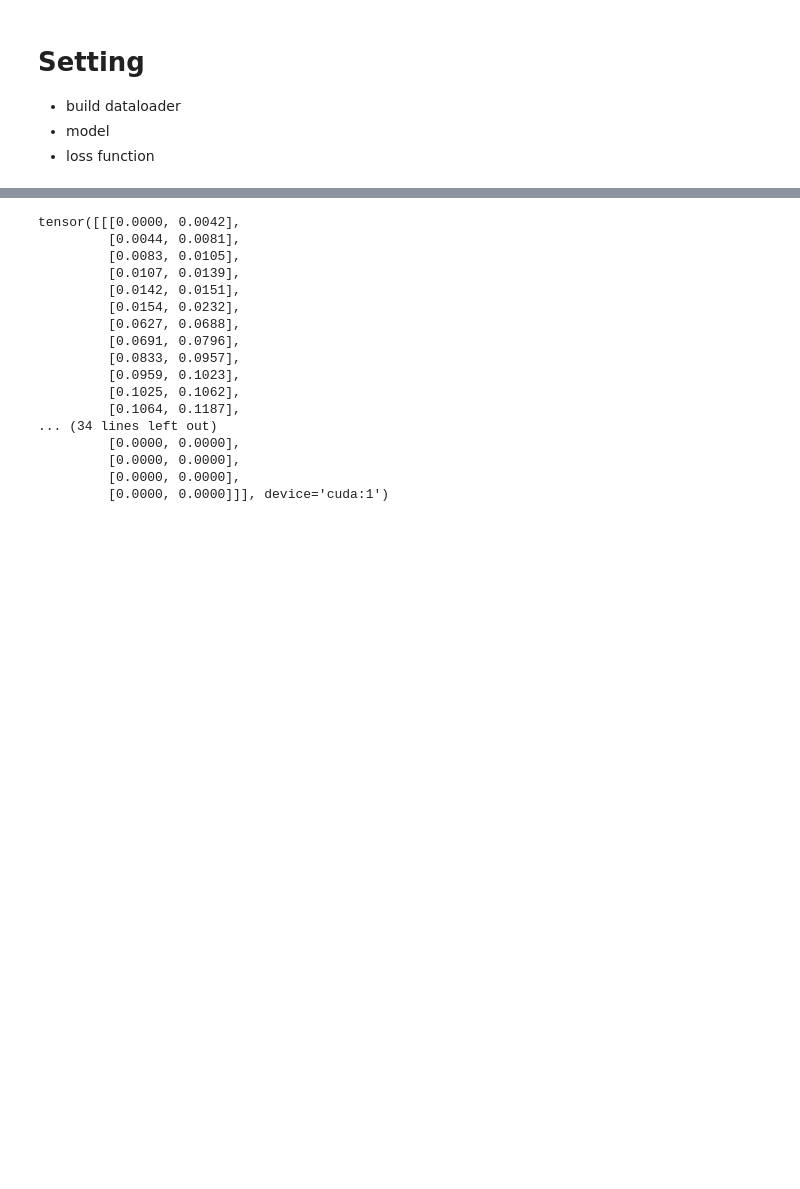
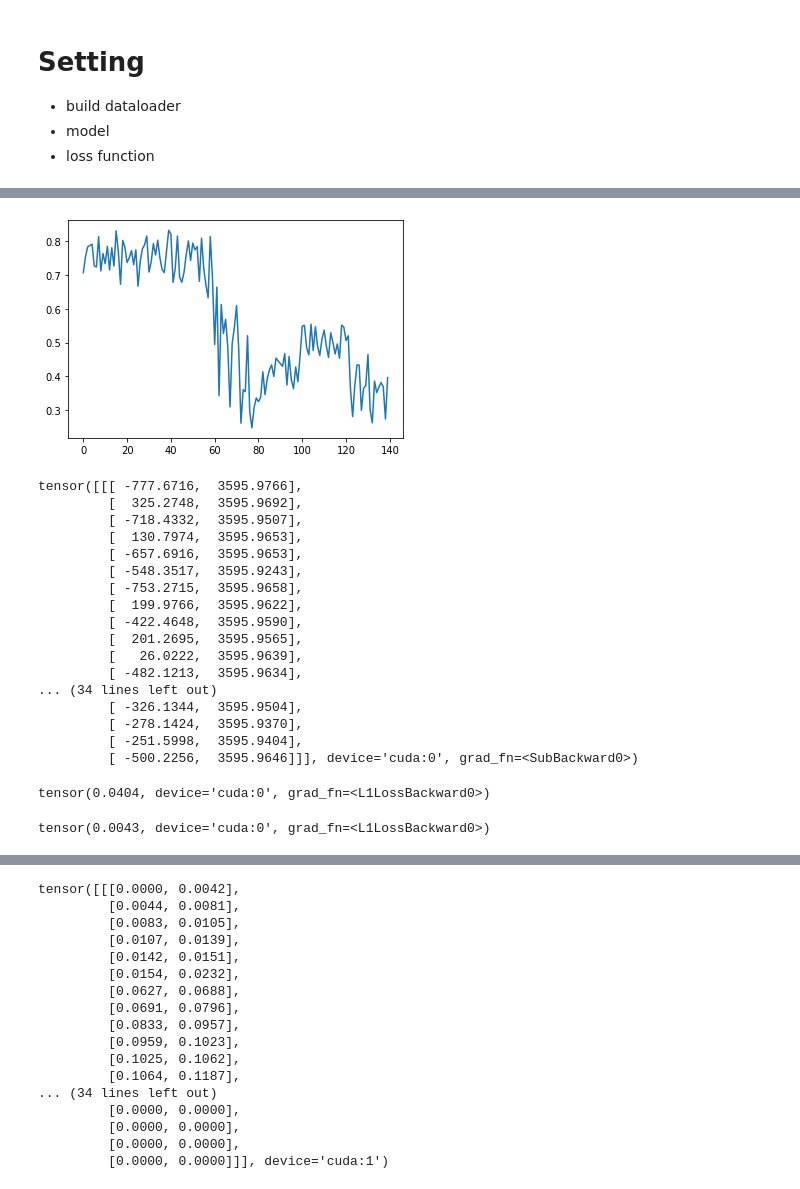
Before and after one commit to enkeejunior1/kaggle_feedbackprize, a Jupyter notebook: baseline_object_detection.ipynb, the cells around one changed output, grey strips where cells are left out. Saved outputs shown, nothing was run; the diff lists cells and outputs as text; code cells hidden in the pictures; blank space fills up the shorter version.

```diff
--- a/baseline_object_detection.ipynb
+++ b/baseline_object_detection.ipynb
@@ -388,10 +373,15 @@ d_model = lm.config.hidden_size
 max_segment = 50
 num_class = len(output_labels_detr) - 1 # null-class
 
+nhead = 8
+num_encoder_layers = 2
+num_decoder_layers = 2
+dim_feedforward = 2048
+
 device_0, device_1 = 1, 0
 
 FEATURE_EXTRACTOR = FeatureExtractor(lm).cuda(device_0)
-TRANSFORMER = Transformer(d_model).cuda(device_1)
+TRANSFORMER = Transformer(d_model, nhead = nhead, num_encoder_layers = num_encoder_layers, num_decoder_layers = num_decoder_layers, dim_feedforward = dim_feedforward).cuda(device_1)
 PREDICTION_HEAD = PredictionHead(d_model, num_class).cuda(device_1)
 PE = PositionalEmbedding(d_model, max_seq).cuda(device_1)
 DETR_HEAD = DetrHead(FEATURE_EXTRACTOR, TRANSFORMER, PREDICTION_HEAD, PE, max_seq, max_segment, d_model, device_0, device_1)
@@ -400,12 +390,12 @@ model = DETR_HEAD
 # %%
 '''hyper parameter'''
 EPOCH = 1
-LR = 1e-5
+LR = 5e-5
 max_norm = 2 # gradient clipping
 
-weight_dict = {'weight_bbox' : 1, 'weight_class' : 0, 'weight_giou' : 1} #!# it is important to make sure the model learns bbox faster than class
+weight_dict = {'weight_bbox' : 1, 'weight_class' : 0, 'weight_giou' : 0} #!# it is important to make sure the model learns bbox faster than class
 
-if_grad_clip = False
+if_grad_clip = True
 if_scheduler = False
 
 class_loss = nn.CrossEntropyLoss()
@@ -497,7 +487,7 @@ def match(outputs : dict, targets : dict, weight_bbox = 1, weight_class = 1, wei
     match_list = [linear_sum_assignment(C[b, :, b, :].detach().cpu()) for b in range(batch_size)]
     return match_list
 
-@torch.no_grad()
+
 def _index_select_for_batch(x : torch.tensor, index : torch.tensor) -> torch.tensor:
     '''Unfold batch and select element
     Parameters
@@ -511,6 +501,7 @@ def _index_select_for_batch(x : torch.tensor, index : torch.tensor) -> torch.ten
 
     # unfold batch
     index = torch.cat(tuple([torch.as_tensor(index_batch) + batch_idx * x_shape[1] for batch_idx, index_batch in enumerate(index)]), dim = 0) #
+    index = index.to(x.device)
     x = torch.cat(tuple([x_batch for x_batch in x]), dim = 0)
     x = torch.index_select(x, 0, index)
 
@@ -532,37 +526,65 @@ scheduler = torch.optim.lr_scheduler.LambdaLR(
+# %%
+model.query_pos.requires_grad = True
 # %%
 model.train()
-
-for _ in range(1):
+out_list = []
+for _ in range(2):
     for batch in tqdm(train_loader_minibatch): #!# train_loader
         text_id_list = batch.pop('id')
         batch = {k : v.cuda(device_0) for k, v in batch.items()}
 
         c, b = model(batch) # c : class, b : bounding box
         out = {'pred_logits' : c, 'pred_boxes' : b}
-        tgt = {'labels' : batch['labels'][:, :, 0], 'boxes' : batch['labels'][:, :, 1:] / max_seq} #!# input normalization
+        tgt = {'labels' : batch['labels'][:, :, 0], 'boxes' : (batch['labels'][:, :, 1:] - 1000) / max_seq} #!# input normalization
 
         match_list = match(out, tgt, **weight_dict)
         match_list = [list(index_batch[1]) for index_batch in match_list]
 
         loss = \
             0 * class_loss( #!# learn only segmentation
                 _unfold_batch(out['pred_logits'].softmax(dim = -1)).cuda(device_1),
                 _unfold_batch(_index_select_for_batch(tgt['labels'].type(torch.LongTensor), match_list).cuda(device_1))
             ) + \
             weight_dict['weight_bbox'] * box_loss(
                 _unfold_batch(out['pred_boxes']).cuda(device_1),
-                _unfold_batch(_index_select_for_batch(tgt['boxes'].type(torch.LongTensor), match_list).cuda(device_1))
+                _unfold_batch(_index_select_for_batch(tgt['boxes'], match_list).cuda(device_1))
             )
 
         optimizer.zero_grad()
         loss.backward()
 
         if if_grad_clip:
             torch.nn.utils.clip_grad_norm_(model.parameters(), max_norm)
 
         optimizer.step()
 
         if if_scheduler:
             scheduler.step()
 
         loss_traj.append(float(loss))
+
+        out_list.append(out['pred_boxes'])
+
+plt.plot(loss_traj)
+plt.show()
+
+out['pred_boxes'] * max_seq - 500
+# %% [output]
+[figure, added]
+tensor([[[ -777.6716,  3595.9766],
+         [  325.2748,  3595.9692],
+         [ -718.4332,  3595.9507],
+         [  130.7974,  3595.9653],
+         [ -657.6916,  3595.9653],
+         [ -548.3517,  3595.9243],
+         [ -753.2715,  3595.9658],
+         [  199.9766,  3595.9622],
+         [ -422.4648,  3595.9590],
+         [  201.2695,  3595.9565],
+         [   26.0222,  3595.9639],
+         [ -482.1213,  3595.9634],
+... (34 lines left out)
+         [ -326.1344,  3595.9504],
+         [ -278.1424,  3595.9370],
+         [ -251.5998,  3595.9404],
+         [ -500.2256,  3595.9646]]], device='cuda:0', grad_fn=<SubBackward0>)
@@ -568,0 +594,7 @@ for _ in range(1):
+# %%
+box_loss(
+    _unfold_batch(out['pred_boxes']).cuda(device_1),
+    _unfold_batch(_index_select_for_batch(tgt['boxes'].type(torch.LongTensor), match_list).cuda(device_1))
+)
+# %% [output]
+tensor(0.0404, device='cuda:0', grad_fn=<L1LossBackward0>)
@@ -568,0 +609,7 @@ for _ in range(1):
+# %%
+box_loss(
+    _unfold_batch(ex_out['pred_boxes']).cuda(device_1),
+    _unfold_batch(_index_select_for_batch(tgt['boxes'].type(torch.LongTensor), ex_match_list).cuda(device_1))
+)
+# %% [output]
+tensor(0.0043, device='cuda:0', grad_fn=<L1LossBackward0>)
```
Also changed, not shown: parts of 20 cells of this notebook.
